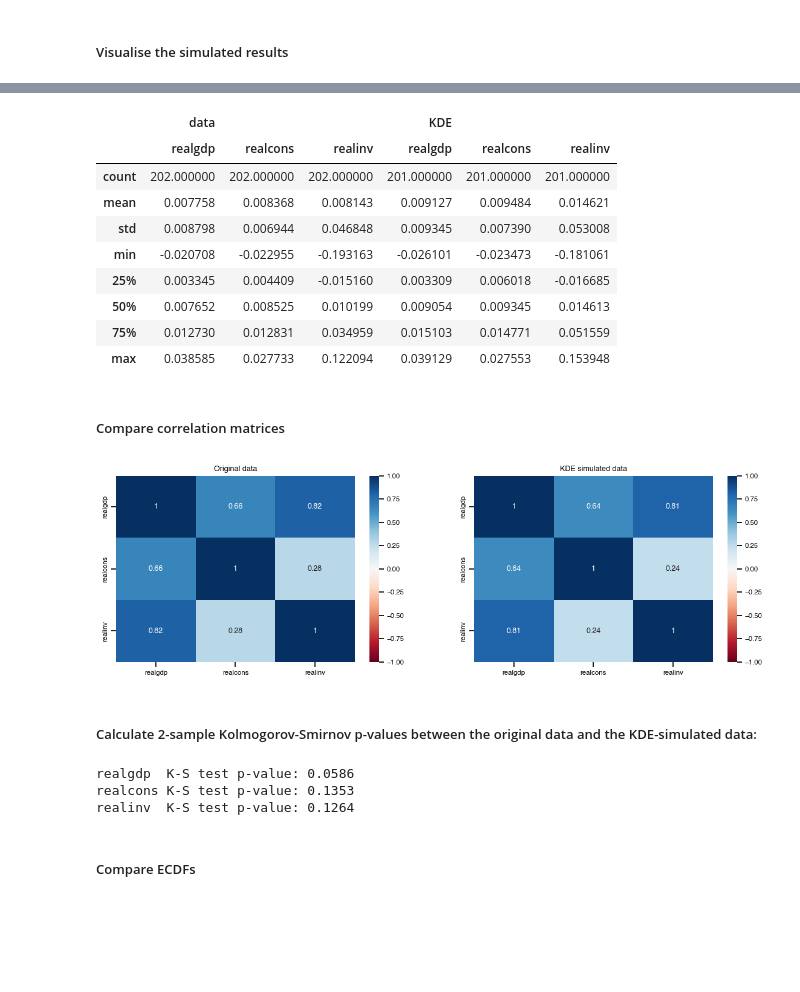
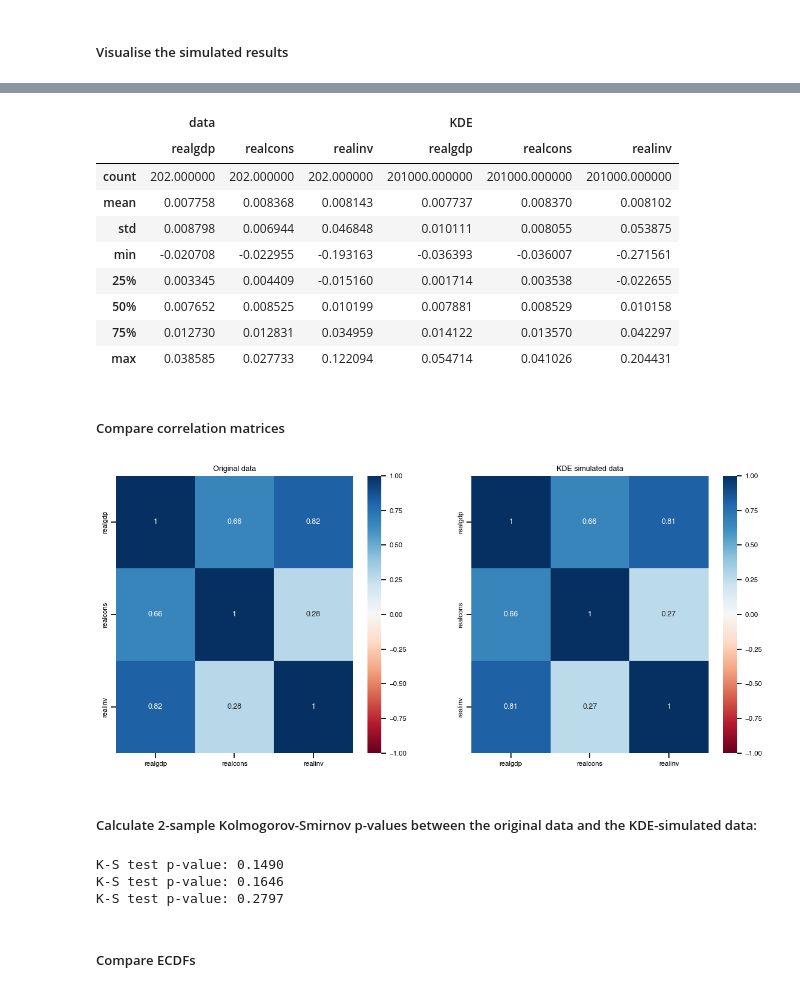
Before and after one commit to MutaharChalmers/kdetools, a Jupyter notebook: docs/KDEs for time series.ipynb, the cells around one changed output, grey strips where cells are left out. Saved outputs shown, nothing was run; the diff lists cells and outputs as text; code cells hidden in the pictures; blank space fills up the shorter version.

```diff
--- a/docs/KDEs for time series.ipynb
+++ b/docs/KDEs for time series.ipynb
@@ -57,4 +58,4 @@ kde.factor
 # %%
-kde.set_bandwidth('silverman', bw_type='covariance')
+kde.set_bandwidth('scott', bw_type='diagonal')
 kde.factor
 # %% [output]
@@ -70,13 +71,14 @@ M, N = 1000, data.shape[0] - ix0
 
 sims = np.zeros((M, N, 3))
 sims[:,0] = data.iloc[ix0,:]
+sims[:,1] = data.iloc[ix0-1,:]
 # %% [markdown]
 Run time-stepping loop:
 # %%
 np.random.seed(0)
 
-for i in tqdm(range(1, N)):
-    x_cond = sims[:,i-1]
+for i in tqdm(range(ix0, N)):
+    x_cond = np.hstack([sims[:,i-1]])
     sims[:,[i]] = kde.conditional_resample(1, x_cond=x_cond, dims_cond=[0,1,2])
 
 # Calculate mean of all simulations and 5th and 95th percentiles
@@ -110,5 +112,5 @@ ax.legend();
 # %%
-sims_i = pd.DataFrame(sims[0], columns=data.columns)
+sims_ravelled = pd.DataFrame(sims.reshape(-1,3), columns=data.columns)
 # %%
 fig, axes = plt.subplots(3, 1, figsize=(8,9))
 for i, v in enumerate(data.columns):
@@ -121,33 +123,33 @@ for i, v in enumerate(data.columns):
 # %%
-pd.concat({'data': data.describe(), 'KDE': pd.DataFrame(sims_i).describe()}, axis=1)
+pd.concat({'data': data.describe(), 'KDE': pd.DataFrame(sims_ravelled).describe()}, axis=1)
 # %% [output]
 |  | data |  |  | KDE |  |  |
 |  | realgdp | realcons | realinv | realgdp | realcons | realinv |
-| count | 202.000000 | 202.000000 | 202.000000 | 201.000000 | 201.000000 | 201.000000 |
-| mean | 0.007758 | 0.008368 | 0.008143 | 0.009127 | 0.009484 | 0.014621 |
-| std | 0.008798 | 0.006944 | 0.046848 | 0.009345 | 0.007390 | 0.053008 |
-| min | -0.020708 | -0.022955 | -0.193163 | -0.026101 | -0.023473 | -0.181061 |
-| 25% | 0.003345 | 0.004409 | -0.015160 | 0.003309 | 0.006018 | -0.016685 |
-| 50% | 0.007652 | 0.008525 | 0.010199 | 0.009054 | 0.009345 | 0.014613 |
-| 75% | 0.012730 | 0.012831 | 0.034959 | 0.015103 | 0.014771 | 0.051559 |
-| max | 0.038585 | 0.027733 | 0.122094 | 0.039129 | 0.027553 | 0.153948 |
+| count | 202.000000 | 202.000000 | 202.000000 | 201000.000000 | 201000.000000 | 201000.000000 |
+| mean | 0.007758 | 0.008368 | 0.008143 | 0.007737 | 0.008370 | 0.008102 |
+| std | 0.008798 | 0.006944 | 0.046848 | 0.010111 | 0.008055 | 0.053875 |
+| min | -0.020708 | -0.022955 | -0.193163 | -0.036393 | -0.036007 | -0.271561 |
+| 25% | 0.003345 | 0.004409 | -0.015160 | 0.001714 | 0.003538 | -0.022655 |
+| 50% | 0.007652 | 0.008525 | 0.010199 | 0.007881 | 0.008529 | 0.010158 |
+| 75% | 0.012730 | 0.012831 | 0.034959 | 0.014122 | 0.013570 | 0.042297 |
+| max | 0.038585 | 0.027733 | 0.122094 | 0.054714 | 0.041026 | 0.204431 |
 # %% [markdown]
 ##### Compare correlation matrices
 # %%
-fig, (ax1, ax2) = plt.subplots(1, 2, figsize=(14,4))
+fig, (ax1, ax2) = plt.subplots(1, 2, figsize=(14,6))
 sns.heatmap(data.corr(), ax=ax1, vmin=-1, vmax=1, cmap='RdBu', annot=True); ax1.set_title('Original data')
-sns.heatmap(sims_i.corr(), ax=ax2, vmin=-1, vmax=1, cmap='RdBu', annot=True); ax2.set_title('KDE simulated data');
+sns.heatmap(sims_ravelled.corr(), ax=ax2, vmin=-1, vmax=1, cmap='RdBu', annot=True); ax2.set_title('KDE simulated data');
 # %% [output]
-[figure, old version]
+[figure, new version]
 # %% [markdown]
 ##### Calculate 2-sample Kolmogorov-Smirnov p-values between the original data and the KDE-simulated data:
 # %%
 for v in data.columns:
-    print(f'{v:8} K-S test p-value: {st.ks_2samp(data[v], sims_i[v]).pvalue:.4f}')
+    print(f'K-S test p-value: {st.ks_2samp(data[v], sims_ravelled[v]).pvalue:.4f}')
 # %% [output]
-realgdp  K-S test p-value: 0.0586
-realcons K-S test p-value: 0.1353
-realinv  K-S test p-value: 0.1264
+K-S test p-value: 0.1490
+K-S test p-value: 0.1646
+K-S test p-value: 0.2797
 # %% [markdown]
 ##### Compare ECDFs
 # %%
```
Also changed, not shown: parts of 9 cells of this notebook.
